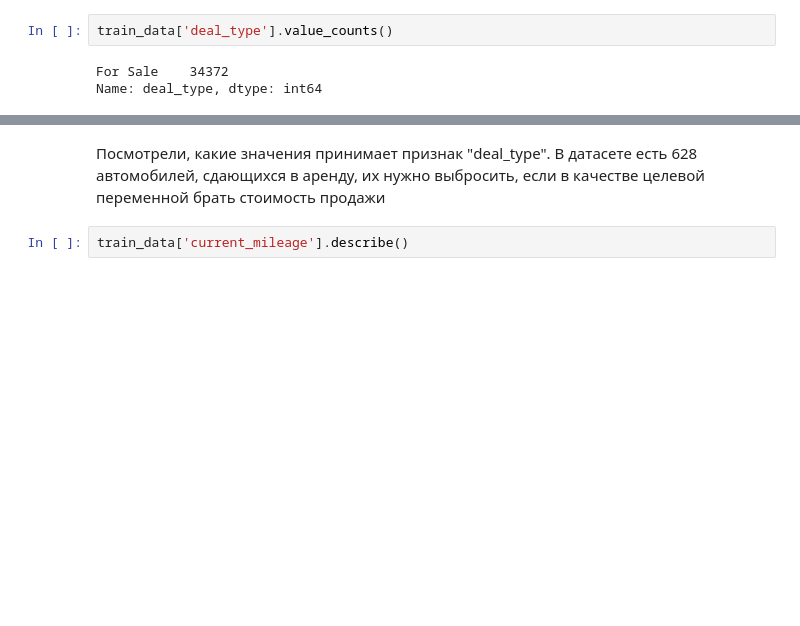
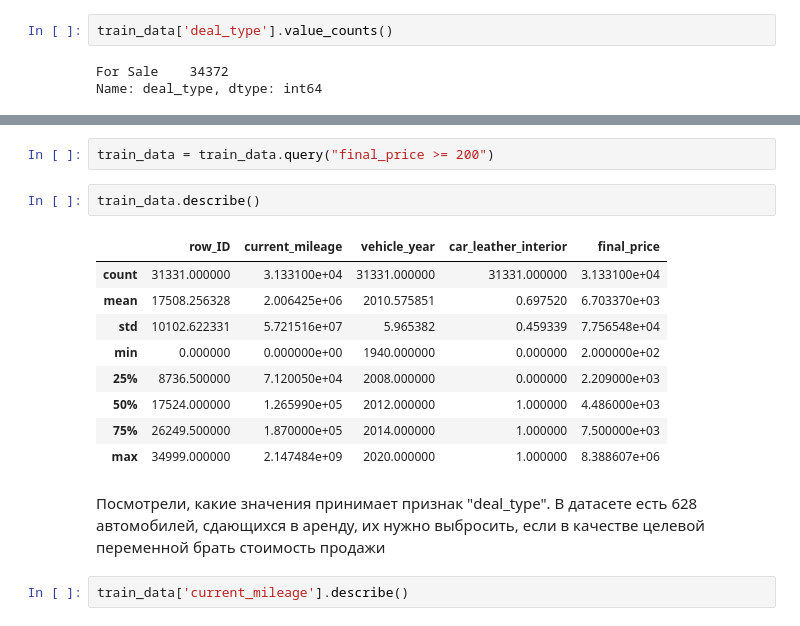
Before and after one commit to KiriruZaytsev/Car-Prices, a Jupyter notebook: solution.ipynb, the cells around one changed output, grey strips where cells are left out. Drawn from its saved outputs; the diff is of its cells as text; blank space fills up the shorter version.

```diff
--- a/solution.ipynb
+++ b/solution.ipynb
@@ -75,3 +90,17 @@ Name: deal_type, dtype: int64
+# %%
+train_data = train_data.query("final_price >= 200")
+# %%
+train_data.describe()
+# %% [output]
+|  | row_ID | current_mileage | vehicle_year | car_leather_interior | final_price |
+| count | 31331.000000 | 3.133100e+04 | 31331.000000 | 31331.000000 | 3.133100e+04 |
+| mean | 17508.256328 | 2.006425e+06 | 2010.575851 | 0.697520 | 6.703370e+03 |
+| std | 10102.622331 | 5.721516e+07 | 5.965382 | 0.459339 | 7.756548e+04 |
+| min | 0.000000 | 0.000000e+00 | 1940.000000 | 0.000000 | 2.000000e+02 |
+| 25% | 8736.500000 | 7.120050e+04 | 2008.000000 | 0.000000 | 2.209000e+03 |
+| 50% | 17524.000000 | 1.265990e+05 | 2012.000000 | 1.000000 | 4.486000e+03 |
+| 75% | 26249.500000 | 1.870000e+05 | 2014.000000 | 1.000000 | 7.500000e+03 |
+| max | 34999.000000 | 2.147484e+09 | 2020.000000 | 1.000000 | 8.388607e+06 |
 # %% [markdown]
 Посмотрели, какие значения принимает признак "deal_type". В датасете есть 628 автомобилей, сдающихся в аренду, их нужно выбросить, если в качестве целевой переменной брать стоимость продажи
 # %%
```
Also changed, not shown: parts of 25 cells of this notebook.
